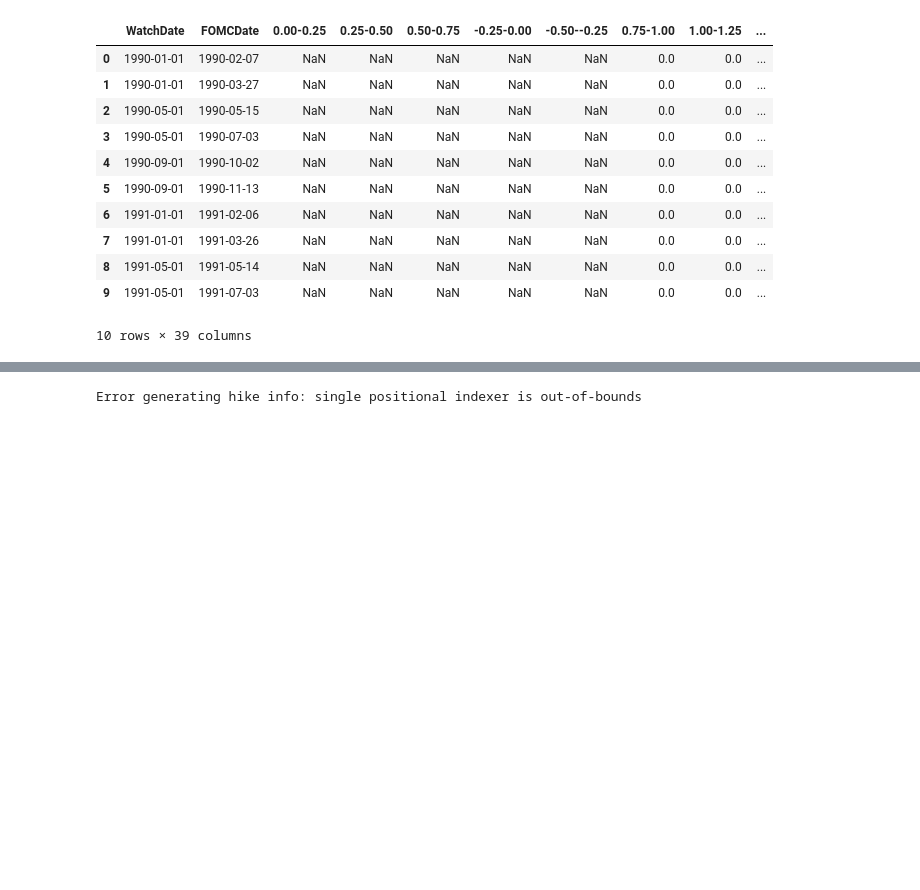
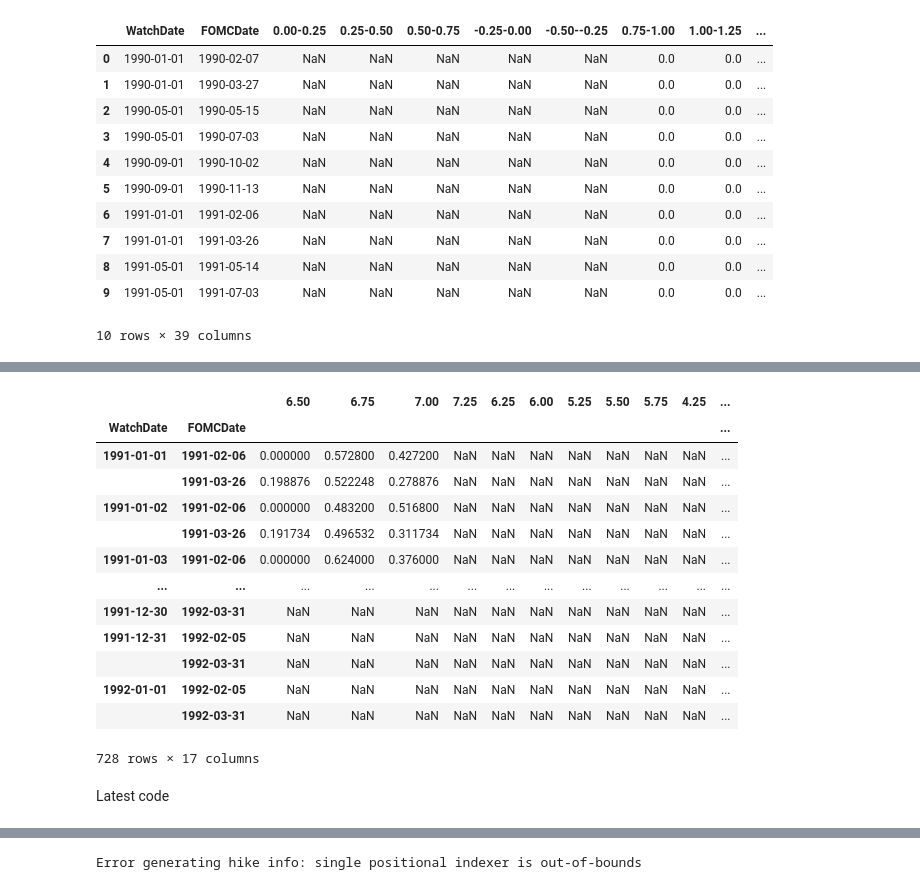
Before and after one commit to baksben/pyfedwatch, a Jupyter notebook: notebooks/Ben's_copy.ipynb, the cells around one changed output, grey strips where cells are left out. Drawn from its saved outputs; the diff is of its cells as text; code cells hidden in the pictures; blank space fills up the shorter version.

```diff
--- a/notebooks/Ben's_copy.ipynb
+++ b/notebooks/Ben's_copy.ipynb
@@ -521,0 +614,31 @@ df_5_final.to_csv('final_pyfed.csv', index=False)
+# %%
+import pandas as pd
+
+# Initialize variables
+watch_date = '1991-01-01'
+three_months_5 = pd.DataFrame()  # DataFrame to hold aggregated results
+continue_loop = True
+while continue_loop:
+    try:
+        print(f"Processing date: {watch_date}")  # Log the current date being processed
+        fedwatch = fw.fedwatch.FedWatch(watch_date=watch_date,
+                                        fomc_dates=fomc_dates_2,
+                                        num_upcoming=2,
+                                        user_func=read_price_history,
+                                        path=r'C:\Users\Asus\Documents\GitHub\pyfedwatch\data\contracts')
+        current_batch_df = fedwatch.generate_hike_info(rate_cols=True)
+
+        if not current_batch_df.empty:
+            three_months_5 = pd.concat([three_months_5, current_batch_df])
+    except IndexError as e:
+        print(f"IndexError on {watch_date}: {e}")
+    except Exception as e:
+        print(f"Unhandled error on {watch_date}: {e}")
+        continue_loop = False
+        break
+    finally:
+        # Increment watch_date by one day regardless of errors
+        watch_date_dt = pd.to_datetime(watch_date)
+        watch_date = (watch_date_dt + pd.DateOffset(days=1)).strftime('%Y-%m-%d')
+        if watch_date_dt.year > 1991:  # Example stopping condition
+            continue_loop = False
@@ -521,0 +663,19 @@ df_5_final.to_csv('final_pyfed.csv', index=False)
+# %%
+three_months_5
+# %% [output]
+|  |  | 6.50 | 6.75 | 7.00 | 7.25 | 6.25 | 6.00 | 5.25 | 5.50 | 5.75 | 4.25 | ... |
+| WatchDate | FOMCDate |  |  |  |  |  |  |  |  |  |  | ... |
+| 1991-01-01 | 1991-02-06 | 0.000000 | 0.572800 | 0.427200 | NaN | NaN | NaN | NaN | NaN | NaN | NaN | ... |
+|  | 1991-03-26 | 0.198876 | 0.522248 | 0.278876 | NaN | NaN | NaN | NaN | NaN | NaN | NaN | ... |
+| 1991-01-02 | 1991-02-06 | 0.000000 | 0.483200 | 0.516800 | NaN | NaN | NaN | NaN | NaN | NaN | NaN | ... |
+|  | 1991-03-26 | 0.191734 | 0.496532 | 0.311734 | NaN | NaN | NaN | NaN | NaN | NaN | NaN | ... |
+| 1991-01-03 | 1991-02-06 | 0.000000 | 0.624000 | 0.376000 | NaN | NaN | NaN | NaN | NaN | NaN | NaN | ... |
+| ... | ... | ... | ... | ... | ... | ... | ... | ... | ... | ... | ... | ... |
+| 1991-12-30 | 1992-03-31 | NaN | NaN | NaN | NaN | NaN | NaN | NaN | NaN | NaN | NaN | ... |
+| 1991-12-31 | 1992-02-05 | NaN | NaN | NaN | NaN | NaN | NaN | NaN | NaN | NaN | NaN | ... |
+|  | 1992-03-31 | NaN | NaN | NaN | NaN | NaN | NaN | NaN | NaN | NaN | NaN | ... |
+| 1992-01-01 | 1992-02-05 | NaN | NaN | NaN | NaN | NaN | NaN | NaN | NaN | NaN | NaN | ... |
+|  | 1992-03-31 | NaN | NaN | NaN | NaN | NaN | NaN | NaN | NaN | NaN | NaN | ... |
+728 rows × 17 columns
+# %% [markdown]
+Latest code
```
Also changed, not shown: parts of 14 cells of this notebook, 2 other files.
